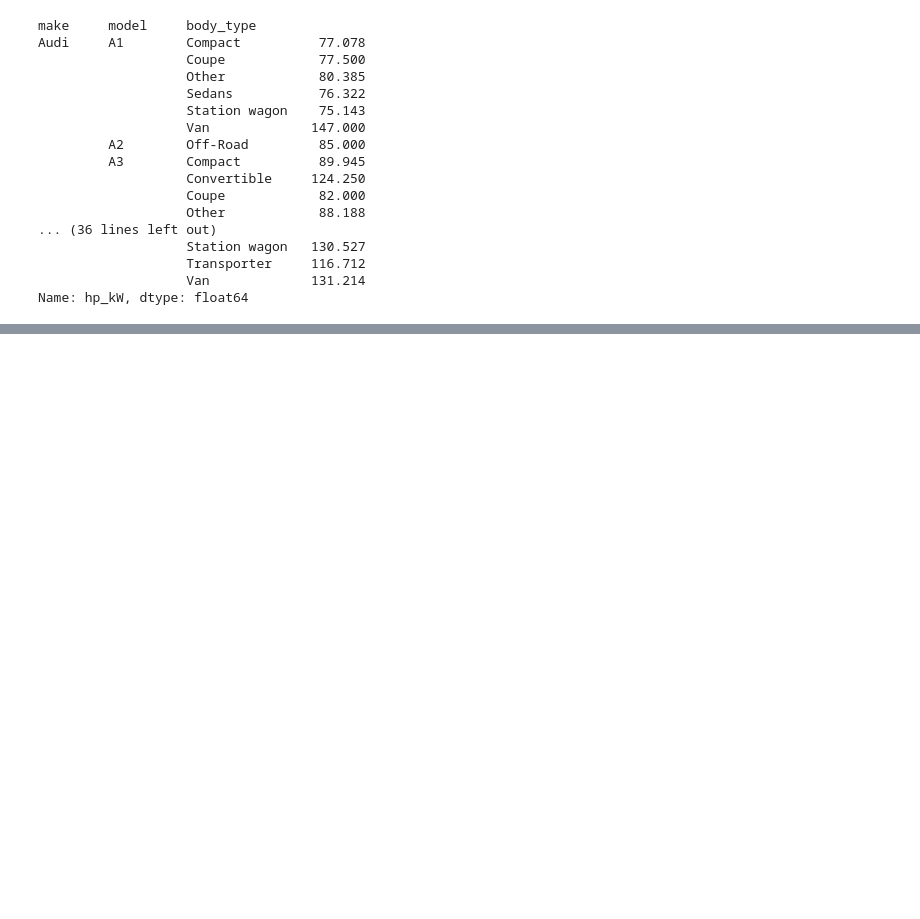
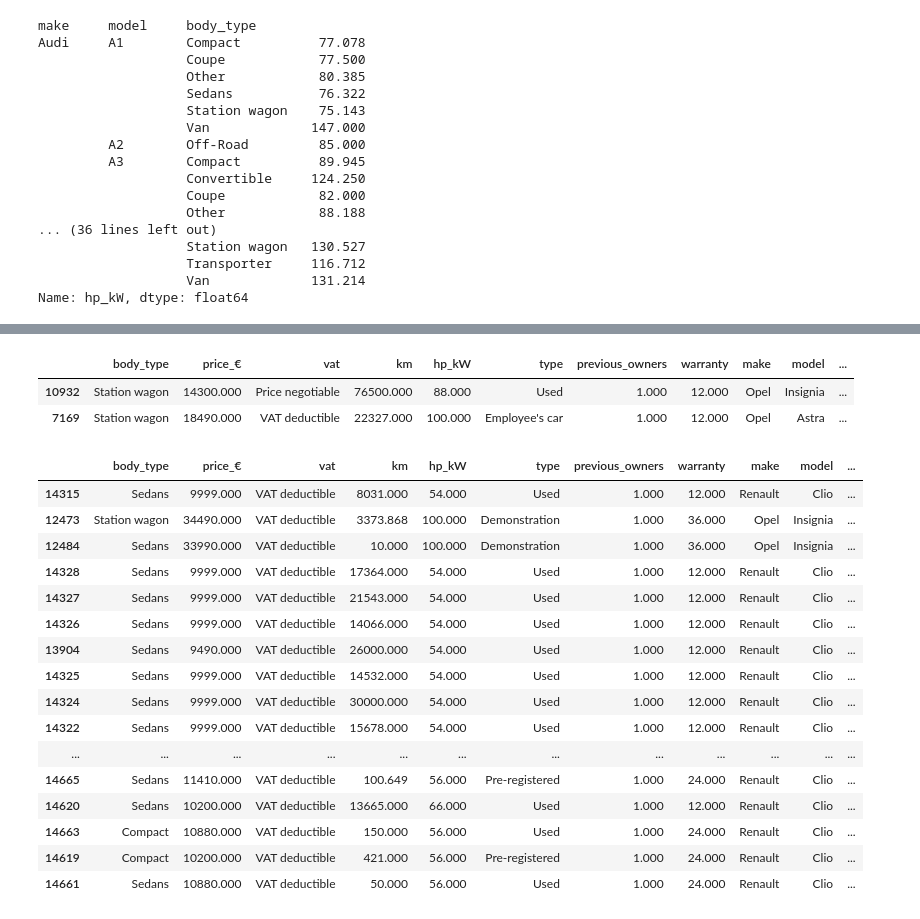
Before and after one commit to ustab/SOURCE, a Jupyter notebook: Expolatory Data Analysis(EDA) Capstone Project-Scout Car/Capstone Project-(Handling With Outliers).ipynb, the cells around one changed output, grey strips where cells are left out. Cells and saved outputs as stored; diff of their text form; code cells hidden in the pictures; blank space fills up the shorter version.

```diff
--- a/Expolatory Data Analysis(EDA) Capstone Project-Scout Car/Capstone Project-(Handling With Outliers).ipynb
+++ b/Expolatory Data Analysis(EDA) Capstone Project-Scout Car/Capstone Project-(Handling With Outliers).ipynb
@@ -288,0 +429,2 @@ Name: hp_kW, dtype: float64
+# %%
+df.loc[(df.nr_of_doors == 1) | (df.nr_of_doors == 7), "nr_of_doors"] = 5
@@ -288,0 +502,28 @@ Name: hp_kW, dtype: float64
+# %%
+df.loc[df["engine_displacement_cc"] > 3000.0, "engine_displacement_cc"] = 1600.0
+# %%
+df.iloc[[10932, 7169]]
+# %% [output]
+|  | body_type | price_€ | vat | km | hp_kW | type | previous_owners | warranty | make | model | ... |
+| 10932 | Station wagon | 14300.000 | Price negotiable | 76500.000 | 88.000 | Used | 1.000 | 12.000 | Opel | Insignia | ... |
+| 7169 | Station wagon | 18490.000 | VAT deductible | 22327.000 | 100.000 | Employee's car | 1.000 | 12.000 | Opel | Astra | ... |
+# %%
+df.iloc[df["engine_displacement_cc"].sort_values().head(60).index]
+# %% [output]
+|  | body_type | price_€ | vat | km | hp_kW | type | previous_owners | warranty | make | model | ... |
+| 14315 | Sedans | 9999.000 | VAT deductible | 8031.000 | 54.000 | Used | 1.000 | 12.000 | Renault | Clio | ... |
+| 12473 | Station wagon | 34490.000 | VAT deductible | 3373.868 | 100.000 | Demonstration | 1.000 | 36.000 | Opel | Insignia | ... |
+| 12484 | Sedans | 33990.000 | VAT deductible | 10.000 | 100.000 | Demonstration | 1.000 | 36.000 | Opel | Insignia | ... |
+| 14328 | Sedans | 9999.000 | VAT deductible | 17364.000 | 54.000 | Used | 1.000 | 12.000 | Renault | Clio | ... |
+| 14327 | Sedans | 9999.000 | VAT deductible | 21543.000 | 54.000 | Used | 1.000 | 12.000 | Renault | Clio | ... |
+| 14326 | Sedans | 9999.000 | VAT deductible | 14066.000 | 54.000 | Used | 1.000 | 12.000 | Renault | Clio | ... |
+| 13904 | Sedans | 9490.000 | VAT deductible | 26000.000 | 54.000 | Used | 1.000 | 12.000 | Renault | Clio | ... |
+| 14325 | Sedans | 9999.000 | VAT deductible | 14532.000 | 54.000 | Used | 1.000 | 12.000 | Renault | Clio | ... |
+| 14324 | Sedans | 9999.000 | VAT deductible | 30000.000 | 54.000 | Used | 1.000 | 12.000 | Renault | Clio | ... |
+| 14322 | Sedans | 9999.000 | VAT deductible | 15678.000 | 54.000 | Used | 1.000 | 12.000 | Renault | Clio | ... |
+| ... | ... | ... | ... | ... | ... | ... | ... | ... | ... | ... | ... |
+| 14665 | Sedans | 11410.000 | VAT deductible | 100.649 | 56.000 | Pre-registered | 1.000 | 24.000 | Renault | Clio | ... |
+| 14620 | Sedans | 10200.000 | VAT deductible | 13665.000 | 66.000 | Used | 1.000 | 12.000 | Renault | Clio | ... |
+| 14663 | Compact | 10880.000 | VAT deductible | 150.000 | 56.000 | Used | 1.000 | 24.000 | Renault | Clio | ... |
+| 14619 | Compact | 10200.000 | VAT deductible | 421.000 | 56.000 | Pre-registered | 1.000 | 24.000 | Renault | Clio | ... |
+| 14661 | Sedans | 10880.000 | VAT deductible | 50.000 | 56.000 | Used | 1.000 | 24.000 | Renault | Clio | ... |
```
Also changed, not shown: parts of 27 cells of this notebook.
